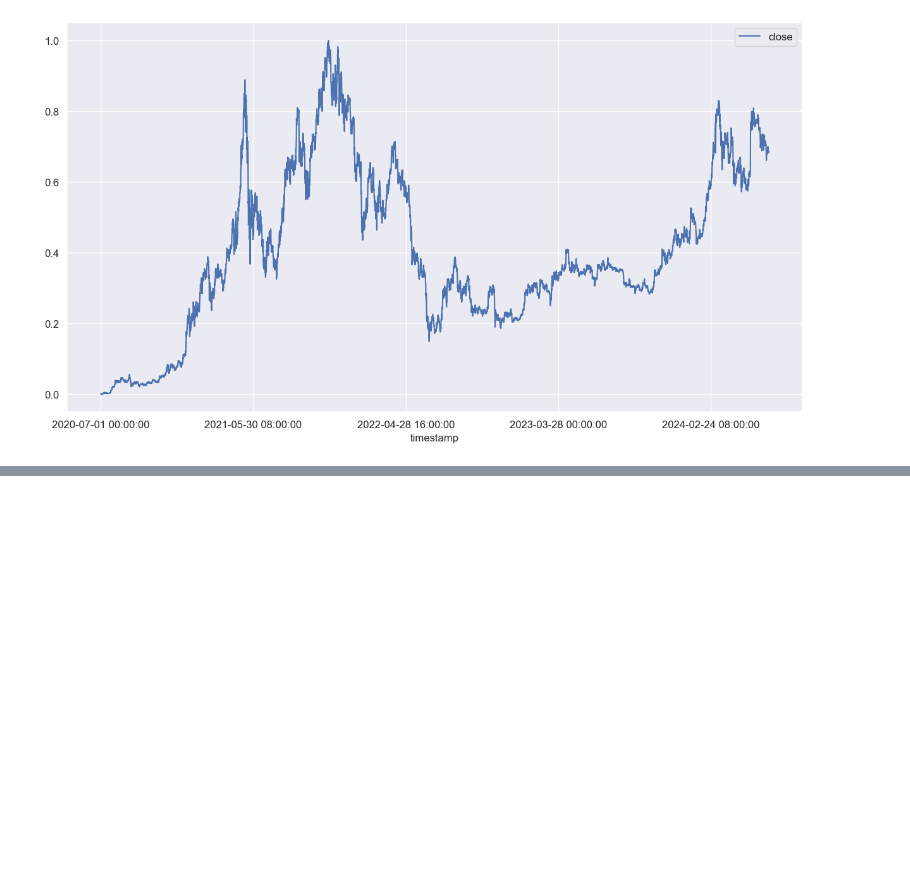
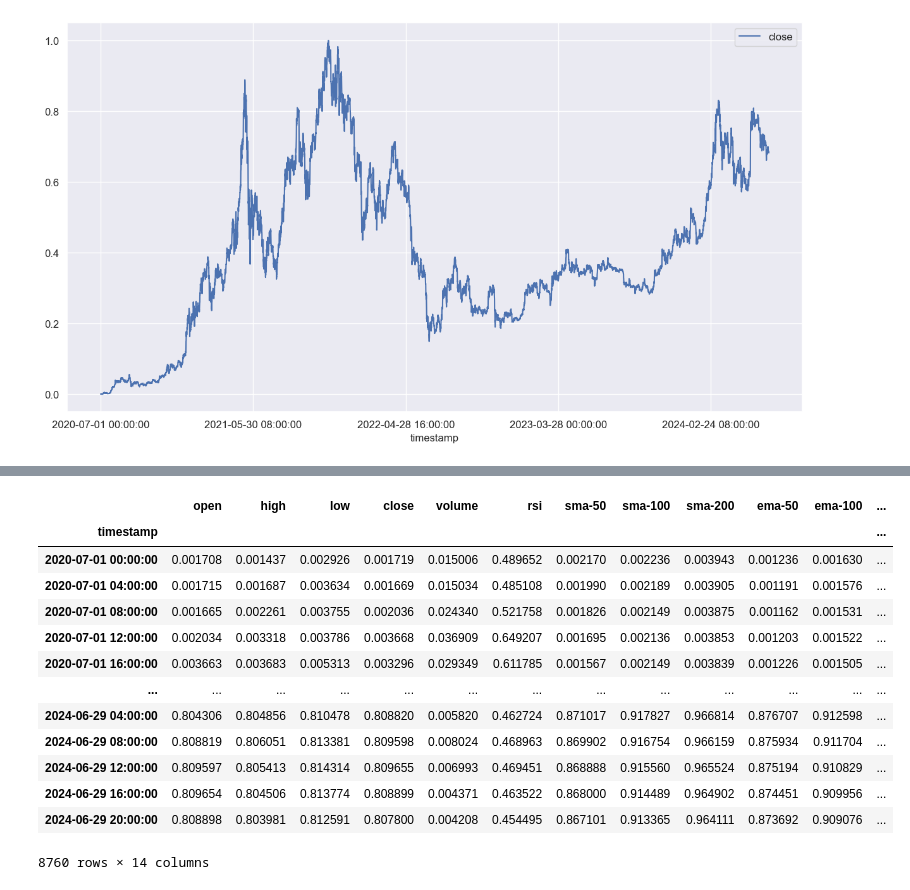
Before and after one commit to DivyanshGupta2006/Project-catRL, a Jupyter notebook: notebooks/data_preprocessing.ipynb, the cells around one changed output, grey strips where cells are left out. Drawn from its saved outputs; the diff is of its cells as text; code cells hidden in the pictures; blank space fills up the shorter version.

Commit message:
Add data merging

```diff
--- a/notebooks/data_preprocessing.ipynb
+++ b/notebooks/data_preprocessing.ipynb
@@ -95,0 +142,6 @@ plot_df(data_scaled['close'])
+# %%
+symbol = symbols[1]
+symbol
+data2 = read_file.read_preprocessed_training_data(symbol)
+data2
+# %% [output]
@@ -95,0 +150,14 @@ plot_df(data_scaled['close'])
+|  | open | high | low | close | volume | rsi | sma-50 | sma-100 | sma-200 | ema-50 | ema-100 | ... |
+| timestamp |  |  |  |  |  |  |  |  |  |  |  | ... |
+| 2020-07-01 00:00:00 | 0.001708 | 0.001437 | 0.002926 | 0.001719 | 0.015006 | 0.489652 | 0.002170 | 0.002236 | 0.003943 | 0.001236 | 0.001630 | ... |
+| 2020-07-01 04:00:00 | 0.001715 | 0.001687 | 0.003634 | 0.001669 | 0.015034 | 0.485108 | 0.001990 | 0.002189 | 0.003905 | 0.001191 | 0.001576 | ... |
+| 2020-07-01 08:00:00 | 0.001665 | 0.002261 | 0.003755 | 0.002036 | 0.024340 | 0.521758 | 0.001826 | 0.002149 | 0.003875 | 0.001162 | 0.001531 | ... |
+| 2020-07-01 12:00:00 | 0.002034 | 0.003318 | 0.003786 | 0.003668 | 0.036909 | 0.649207 | 0.001695 | 0.002136 | 0.003853 | 0.001203 | 0.001522 | ... |
+| 2020-07-01 16:00:00 | 0.003663 | 0.003683 | 0.005313 | 0.003296 | 0.029349 | 0.611785 | 0.001567 | 0.002149 | 0.003839 | 0.001226 | 0.001505 | ... |
+| ... | ... | ... | ... | ... | ... | ... | ... | ... | ... | ... | ... | ... |
+| 2024-06-29 04:00:00 | 0.804306 | 0.804856 | 0.810478 | 0.808820 | 0.005820 | 0.462724 | 0.871017 | 0.917827 | 0.966814 | 0.876707 | 0.912598 | ... |
+| 2024-06-29 08:00:00 | 0.808819 | 0.806051 | 0.813381 | 0.809598 | 0.008024 | 0.468963 | 0.869902 | 0.916754 | 0.966159 | 0.875934 | 0.911704 | ... |
+| 2024-06-29 12:00:00 | 0.809597 | 0.805413 | 0.814314 | 0.809655 | 0.006993 | 0.469451 | 0.868888 | 0.915560 | 0.965524 | 0.875194 | 0.910829 | ... |
+| 2024-06-29 16:00:00 | 0.809654 | 0.804506 | 0.813774 | 0.808899 | 0.004371 | 0.463522 | 0.868000 | 0.914489 | 0.964902 | 0.874451 | 0.909956 | ... |
+| 2024-06-29 20:00:00 | 0.808898 | 0.803981 | 0.812591 | 0.807800 | 0.004208 | 0.454495 | 0.867101 | 0.913365 | 0.964111 | 0.873692 | 0.909076 | ... |
+8760 rows × 14 columns
```
Also changed, not shown: parts of 10 cells of this notebook, 6 other files.
